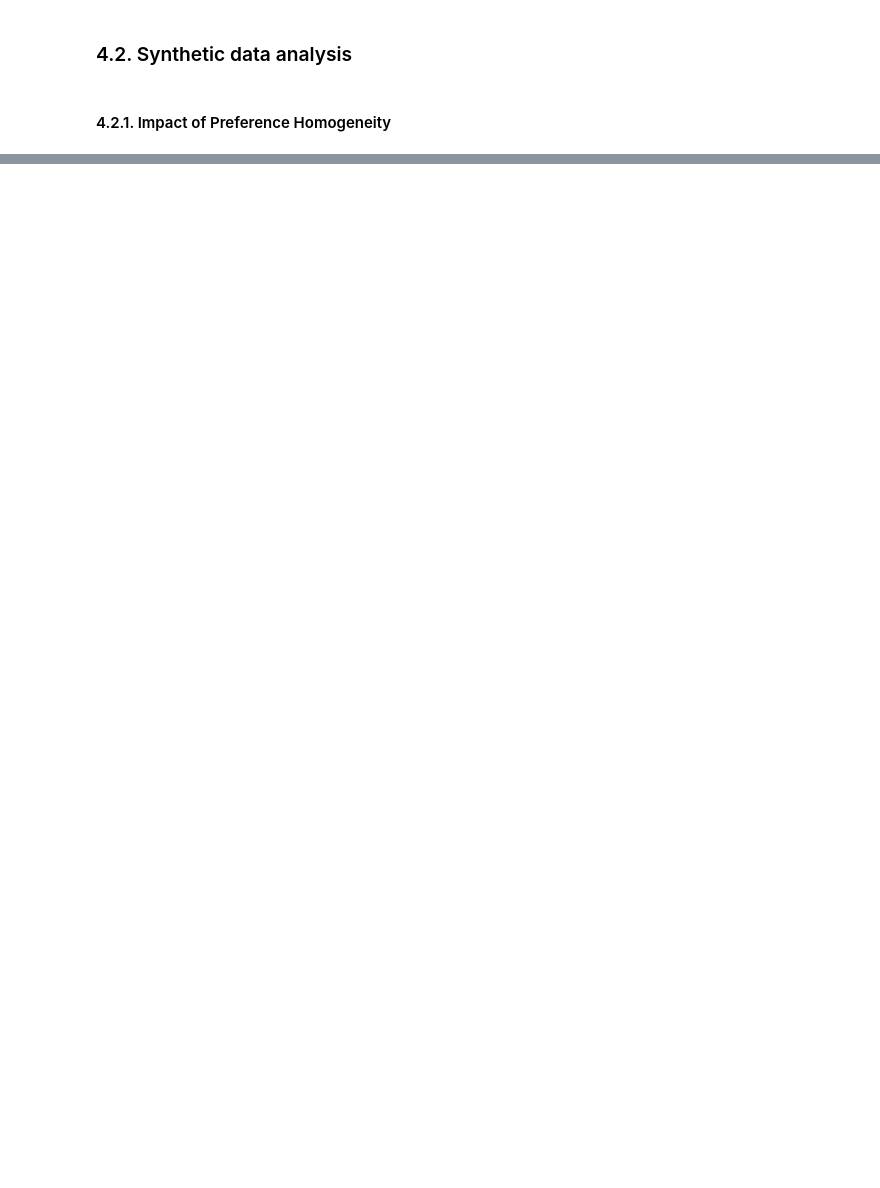
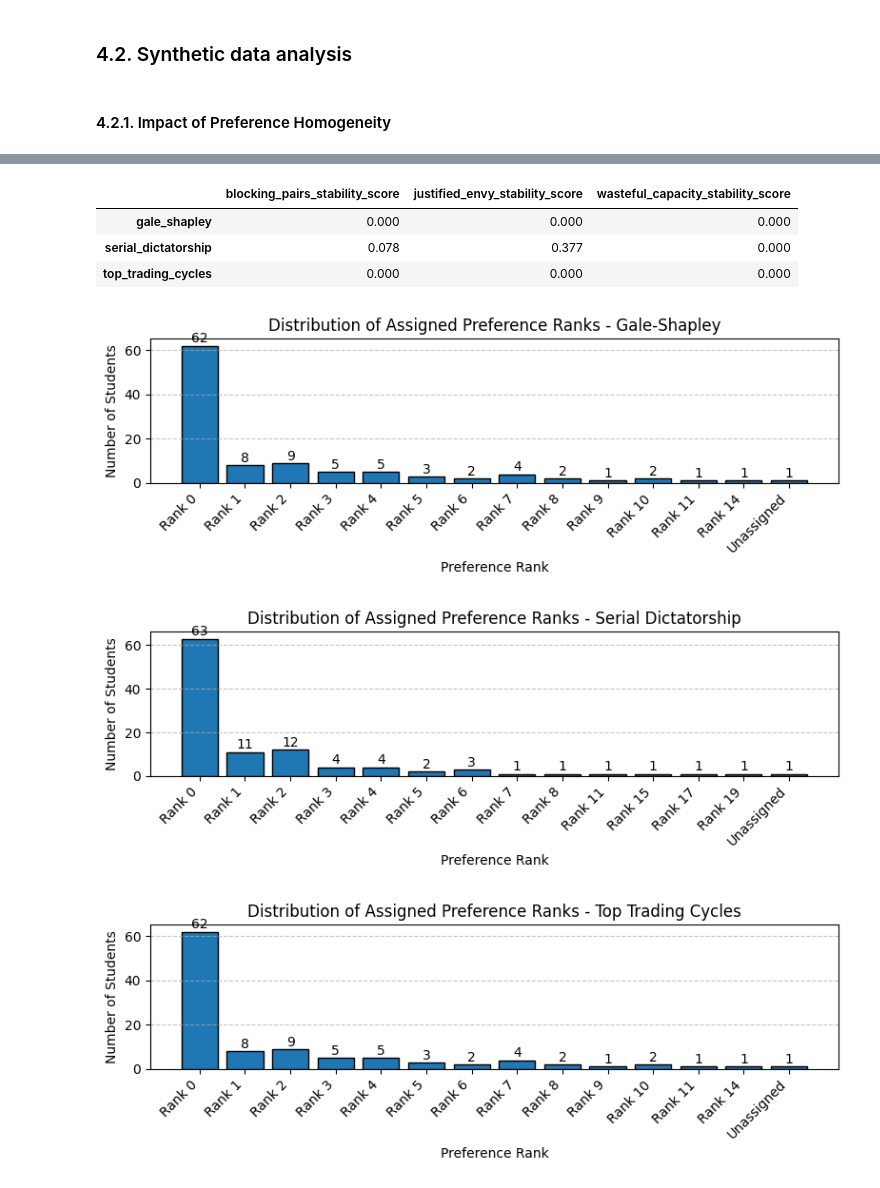
Before and after one commit to gviterbo/matching_project, a Jupyter notebook: notebooks/report_phase_1.ipynb, the cells around one changed output, grey strips where cells are left out. Saved outputs shown, nothing was run; the diff lists cells and outputs as text; code cells hidden in the pictures; blank space fills up the shorter version.

```diff
--- a/notebooks/report_phase_1.ipynb
+++ b/notebooks/report_phase_1.ipynb
@@ -166,0 +187,3 @@ TODO
+# %%
+plot_results(0.9)
+# %% [output]
@@ -166,0 +194,7 @@ TODO
+|  | blocking_pairs_stability_score | justified_envy_stability_score | wasteful_capacity_stability_score |
+| gale_shapley | 0.000 | 0.000 | 0.000 |
+| serial_dictatorship | 0.078 | 0.377 | 0.000 |
+| top_trading_cycles | 0.000 | 0.000 | 0.000 |
+[figure, added]
+[figure, added]
+[figure, added]
```
Also changed, not shown: parts of 23 cells of this notebook, 3 other files.
